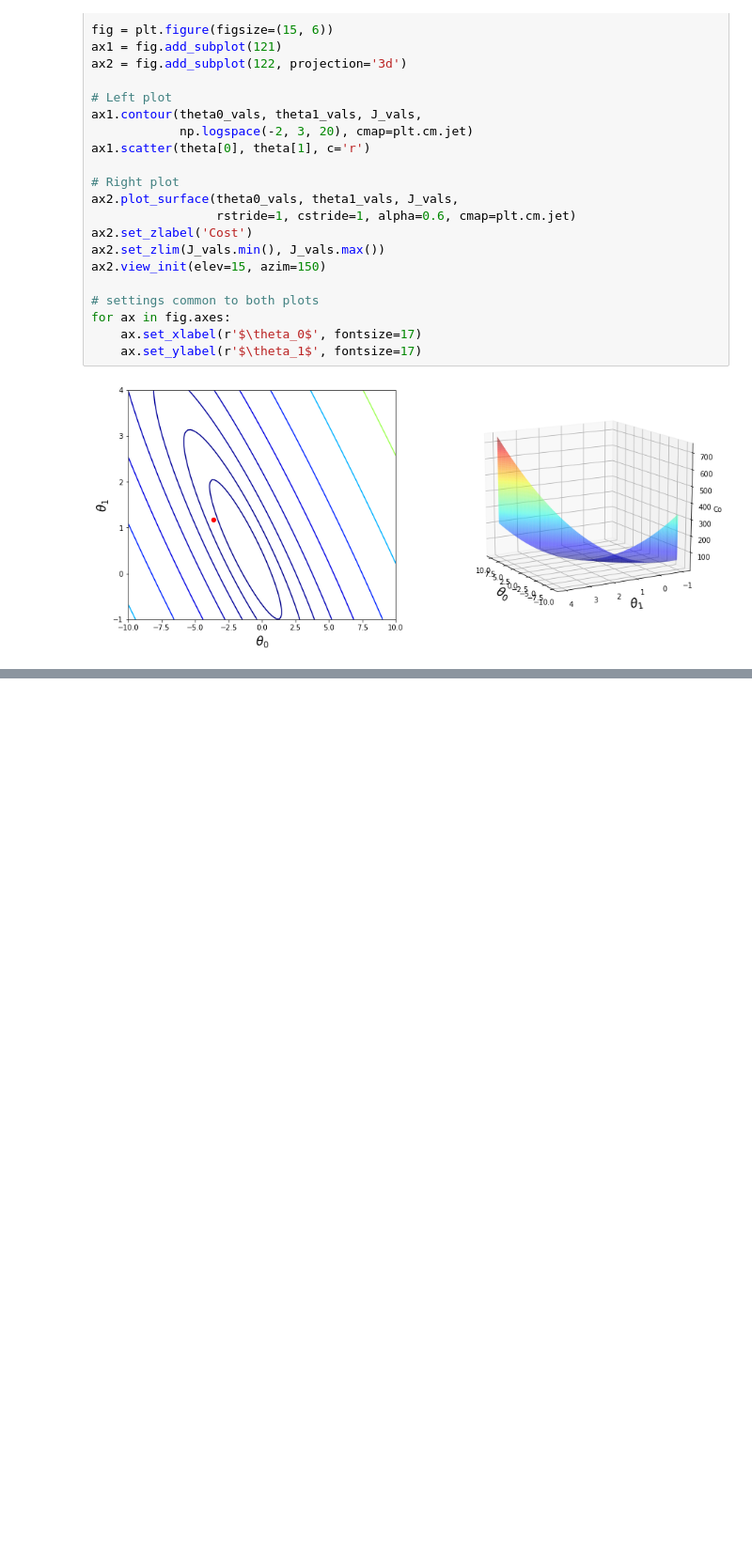
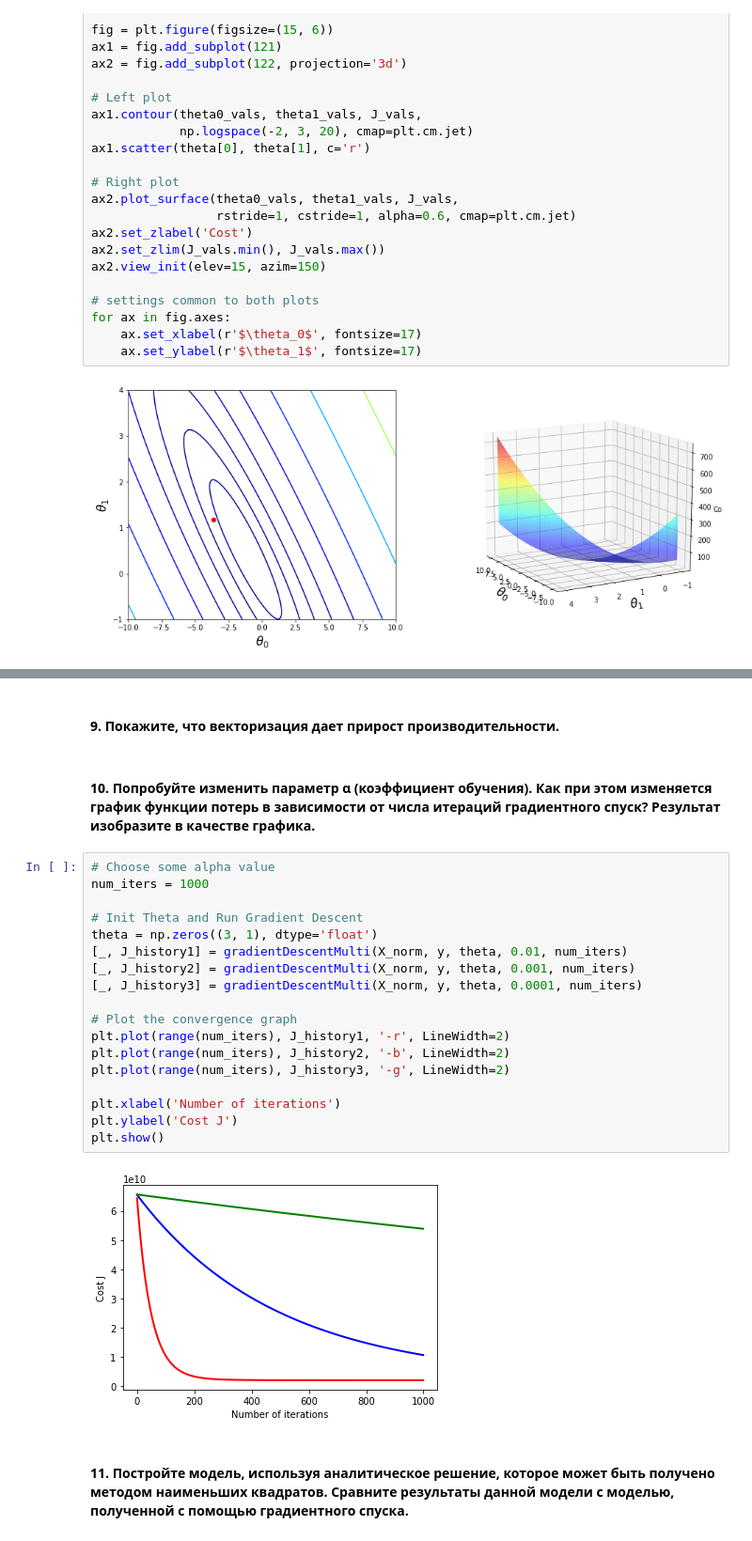
Before and after one commit to Mihlyuk/machine-learning-course, a Jupyter notebook: assignment1.ipynb, the cells around one changed output, grey strips where cells are left out. Shown: that part at 94% size. Saved outputs shown, nothing was run; the diff lists cells and outputs as text; blank space fills up the shorter version.

```diff
--- a/assignment1.ipynb
+++ b/assignment1.ipynb
@@ -134,0 +206,26 @@ for ax in fig.axes:
+# %% [markdown]
+#### 9. Покажите, что векторизация дает прирост производительности.
+# %% [markdown]
+#### 10. Попробуйте изменить параметр ɑ (коэффициент обучения). Как при этом изменяется график функции потерь в зависимости от числа итераций градиентного спуск? Результат изобразите в качестве графика.
+# %%
+# Choose some alpha value
+num_iters = 1000
+
+# Init Theta and Run Gradient Descent
+theta = np.zeros((3, 1), dtype='float')
+[_, J_history1] = gradientDescentMulti(X_norm, y, theta, 0.01, num_iters)
+[_, J_history2] = gradientDescentMulti(X_norm, y, theta, 0.001, num_iters)
+[_, J_history3] = gradientDescentMulti(X_norm, y, theta, 0.0001, num_iters)
+
+# Plot the convergence graph
+plt.plot(range(num_iters), J_history1, '-r', LineWidth=2)
+plt.plot(range(num_iters), J_history2, '-b', LineWidth=2)
+plt.plot(range(num_iters), J_history3, '-g', LineWidth=2)
+
+plt.xlabel('Number of iterations')
+plt.ylabel('Cost J')
+plt.show()
+# %% [output]
+[figure, added]
+# %% [markdown]
+#### 11. Постройте модель, используя аналитическое решение, которое может быть получено методом наименьших квадратов. Сравните результаты данной модели с моделью, полученной с помощью градиентного спуска.
```
Also changed, not shown: parts of 13 cells of this notebook.
